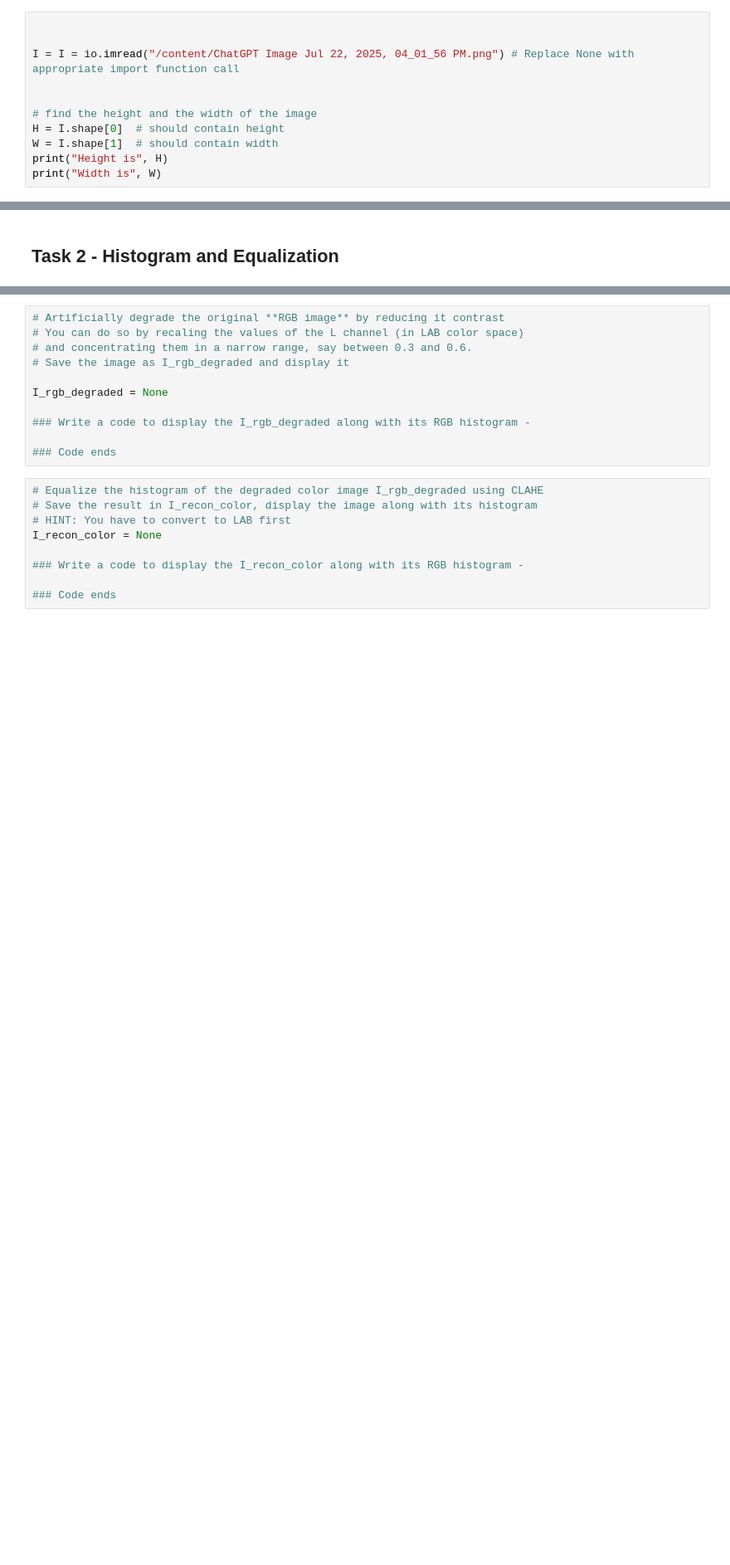
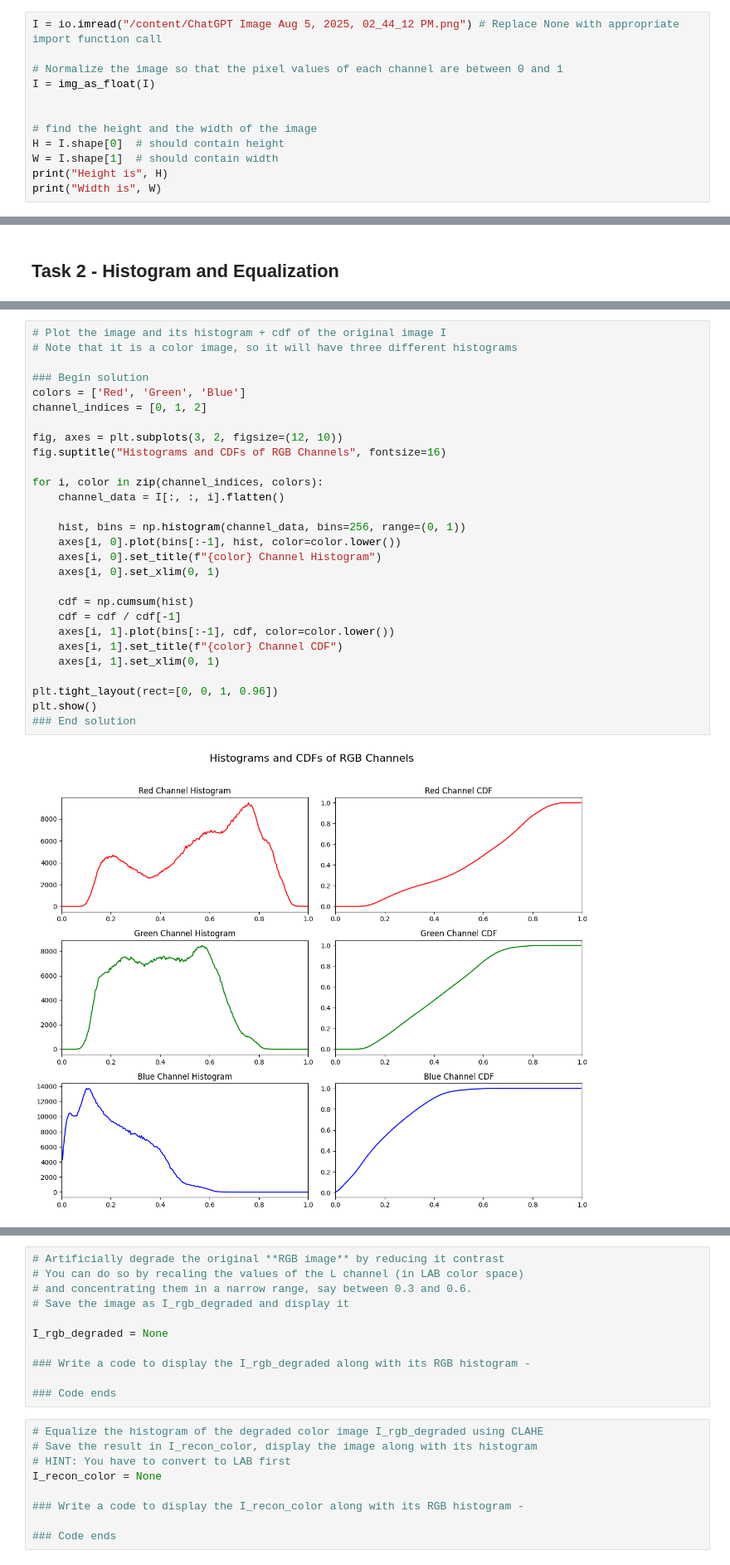
Before and after one commit to Ahtesham-Ibne-Mostafa/Image_Processing, a Jupyter notebook: CSE428_Assignment_1.ipynb, the cells around one changed output, grey strips where cells are left out. Shown at 83% size. Cells and saved outputs as stored; diff of their text form; blank space fills up the shorter version.

```diff
--- a/CSE428_Assignment_1.ipynb
+++ b/CSE428_Assignment_1.ipynb
@@ -35,9 +35,10 @@ Remember - your image name MUST be `sample_1.jpeg`/`sample_1.jpg`.
 
 Make sure the height and the width of the image is **smaller than 1000 pixels**.
 # %%
+I = io.imread("/content/ChatGPT Image Aug 5, 2025, 02_44_12 PM.png") # Replace None with appropriate import function call
 
-
-I = I = io.imread("/content/ChatGPT Image Jul 22, 2025, 04_01_56 PM.png") # Replace None with appropriate import function call
+# Normalize the image so that the pixel values of each channel are between 0 and 1
+I = img_as_float(I)
 
 
 # find the height and the width of the image
@@ -255,0 +214,30 @@ I_recon_gray_3 = None
+# %%
+# Plot the image and its histogram + cdf of the original image I
+# Note that it is a color image, so it will have three different histograms
+
+### Begin solution
+colors = ['Red', 'Green', 'Blue']
+channel_indices = [0, 1, 2]
+
+fig, axes = plt.subplots(3, 2, figsize=(12, 10))
+fig.suptitle("Histograms and CDFs of RGB Channels", fontsize=16)
+
+for i, color in zip(channel_indices, colors):
+    channel_data = I[:, :, i].flatten()
+
+    hist, bins = np.histogram(channel_data, bins=256, range=(0, 1))
+    axes[i, 0].plot(bins[:-1], hist, color=color.lower())
+    axes[i, 0].set_title(f"{color} Channel Histogram")
+    axes[i, 0].set_xlim(0, 1)
+
+    cdf = np.cumsum(hist)
+    cdf = cdf / cdf[-1]
+    axes[i, 1].plot(bins[:-1], cdf, color=color.lower())
+    axes[i, 1].set_title(f"{color} Channel CDF")
+    axes[i, 1].set_xlim(0, 1)
+
+plt.tight_layout(rect=[0, 0, 1, 0.96])
+plt.show()
+### End solution
+# %% [output]
+[figure, added]
```
Also changed, not shown: parts of 14 cells of this notebook.
